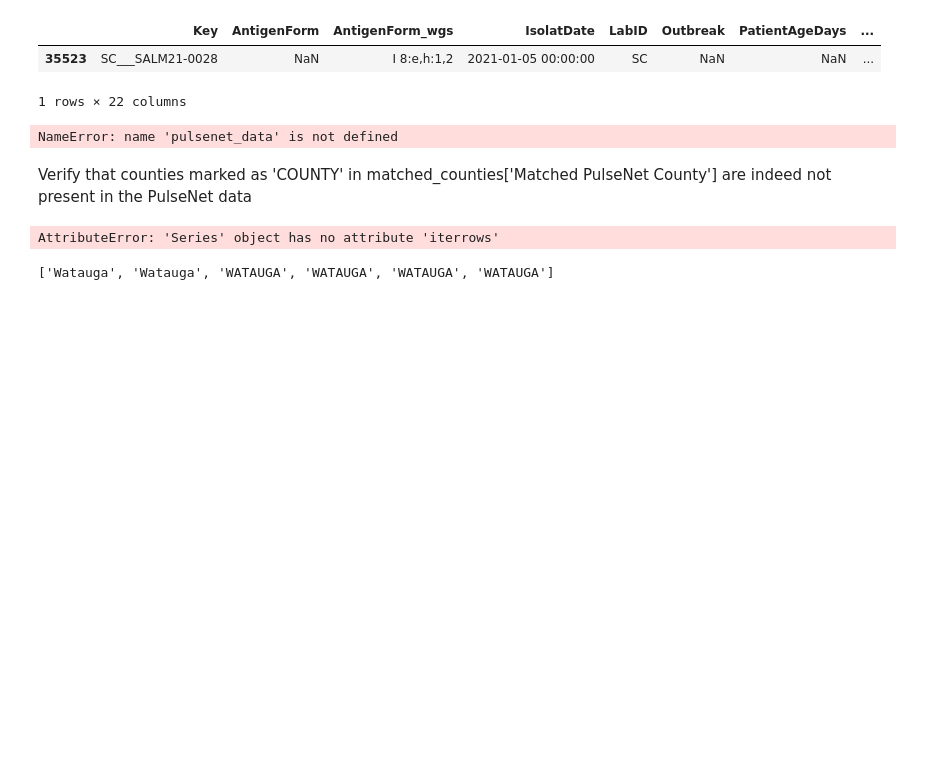
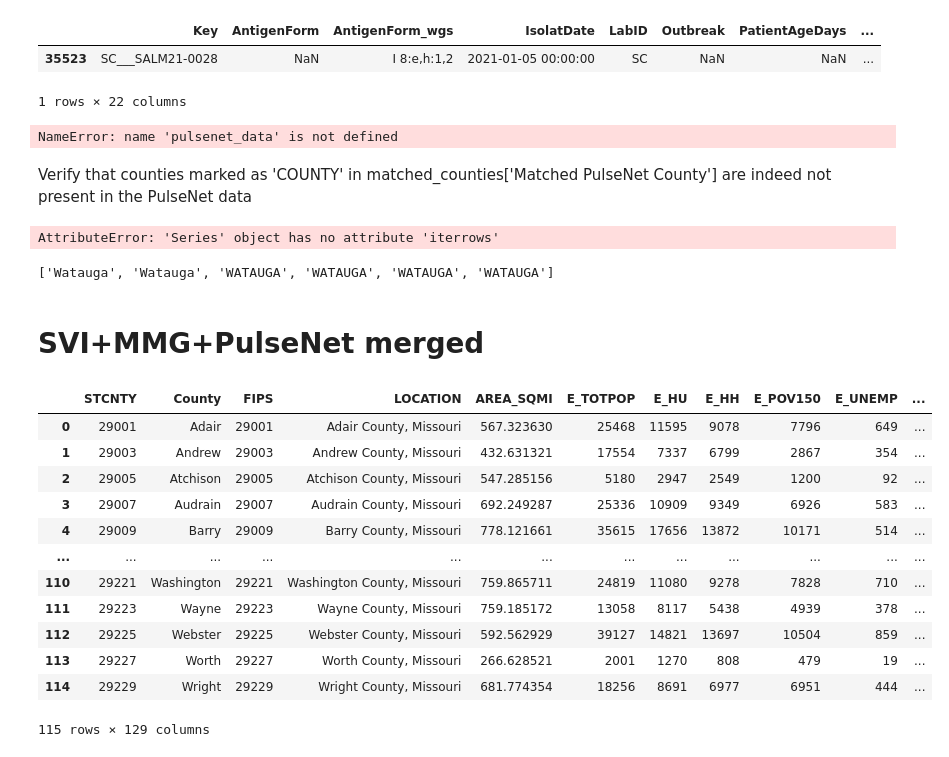
Before and after one commit to Murdock135/research-salmonella_study, a Jupyter notebook: notebooks/eda_processed.ipynb, the cells around one changed output. Drawn from its saved outputs; the diff is of its cells as text; code cells hidden in the pictures; blank space fills up the shorter version.

```diff
--- a/notebooks/eda_processed.ipynb
+++ b/notebooks/eda_processed.ipynb
@@ -106,3 +109,25 @@ find_specific_counties(pulsenet_data, 'kusilvak')
 find_specific_counties(pulsenet_data, 'autauga')
 # %% [output]
 ['Watauga', 'Watauga', 'WATAUGA', 'WATAUGA', 'WATAUGA', 'WATAUGA']
+# %% [markdown]
+# SVI+MMG+PulseNet merged
+# %%
+processed_data_path = Config.PROCESSED_DATA_DIR
+# %%
+df = pd.read_csv(os.path.join(processed_data_path, 'salmonella_population', 'sense-d_socioecono_salmonella_MO_2020.csv'))
+# %%
+df
+# %% [output]
+|  | STCNTY | County | FIPS | LOCATION | AREA_SQMI | E_TOTPOP | E_HU | E_HH | E_POV150 | E_UNEMP | ... |
+| 0 | 29001 | Adair | 29001 | Adair County, Missouri | 567.323630 | 25468 | 11595 | 9078 | 7796 | 649 | ... |
+| 1 | 29003 | Andrew | 29003 | Andrew County, Missouri | 432.631321 | 17554 | 7337 | 6799 | 2867 | 354 | ... |
+| 2 | 29005 | Atchison | 29005 | Atchison County, Missouri | 547.285156 | 5180 | 2947 | 2549 | 1200 | 92 | ... |
+| 3 | 29007 | Audrain | 29007 | Audrain County, Missouri | 692.249287 | 25336 | 10909 | 9349 | 6926 | 583 | ... |
+| 4 | 29009 | Barry | 29009 | Barry County, Missouri | 778.121661 | 35615 | 17656 | 13872 | 10171 | 514 | ... |
+| ... | ... | ... | ... | ... | ... | ... | ... | ... | ... | ... | ... |
+| 110 | 29221 | Washington | 29221 | Washington County, Missouri | 759.865711 | 24819 | 11080 | 9278 | 7828 | 710 | ... |
+| 111 | 29223 | Wayne | 29223 | Wayne County, Missouri | 759.185172 | 13058 | 8117 | 5438 | 4939 | 378 | ... |
+| 112 | 29225 | Webster | 29225 | Webster County, Missouri | 592.562929 | 39127 | 14821 | 13697 | 10504 | 859 | ... |
+| 113 | 29227 | Worth | 29227 | Worth County, Missouri | 266.628521 | 2001 | 1270 | 808 | 479 | 19 | ... |
+| 114 | 29229 | Wright | 29229 | Wright County, Missouri | 681.774354 | 18256 | 8691 | 6977 | 6951 | 444 | ... |
+115 rows × 129 columns
```
Also changed, not shown: parts of 5 cells of this notebook, 10 other files.
